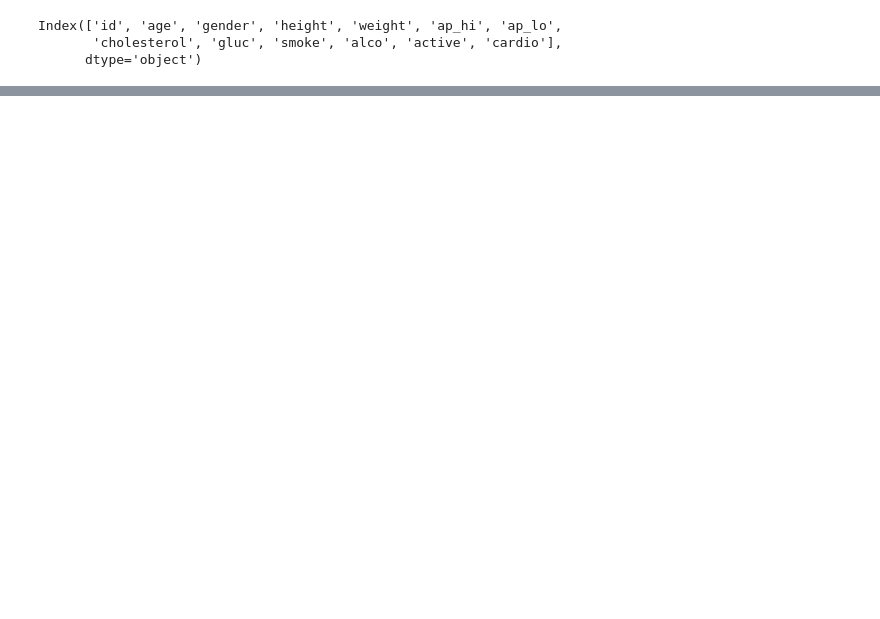
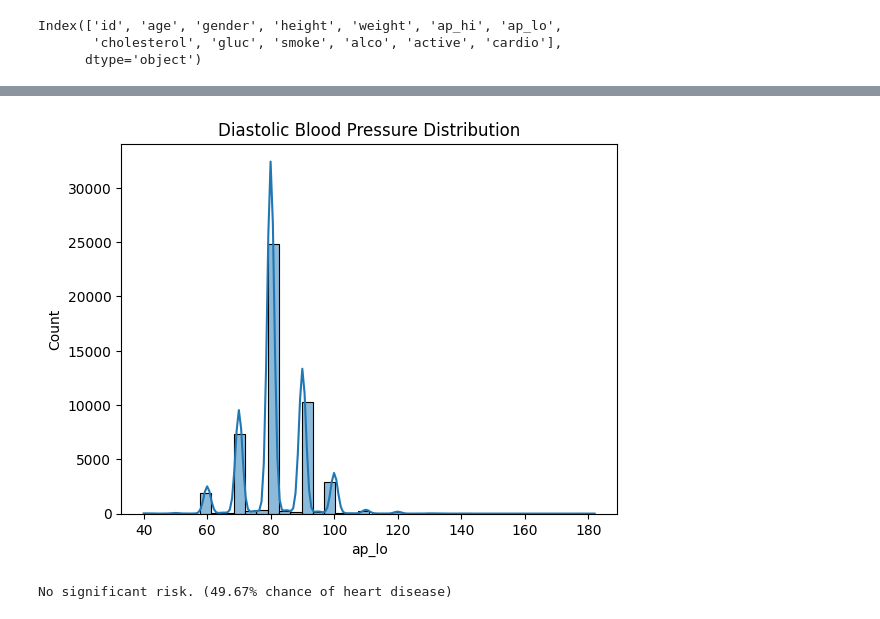
Before and after one commit to Madhu2s6361/Cardiovascular-Disease-Prediction, a Jupyter notebook: Project_1_Cardiovascular_Disease_Prediction.ipynb, the cells around one changed output, grey strips where cells are left out. Saved outputs shown, nothing was run; the diff lists cells and outputs as text; code cells hidden in the pictures; blank space fills up the shorter version.

```diff
--- a/Project_1_Cardiovascular_Disease_Prediction.ipynb
+++ b/Project_1_Cardiovascular_Disease_Prediction.ipynb
@@ -200,0 +320,15 @@ df.notnull() # Check for non-nullvalues.
+# %%
+# Diastolic Blood Pressure distribution [ap_lo: diastolic_bp]
+sns.histplot(df['ap_lo'], kde=True, bins=40)
+plt.title('Diastolic Blood Pressure Distribution')
+plt.show()
+# %% [output]
+[figure, added]
+# %%
+prob = 0.496727  # example probability
+if prob >= 0.5:
+    print(f"Risk Detected! ({prob*100:.2f}% chance of heart disease)")
+else:
+    print(f"No significant risk. ({prob*100:.2f}% chance of heart disease)")
+# %% [output]
+No significant risk. (49.67% chance of heart disease)
```
Also changed, not shown: parts of 38 cells of this notebook.
